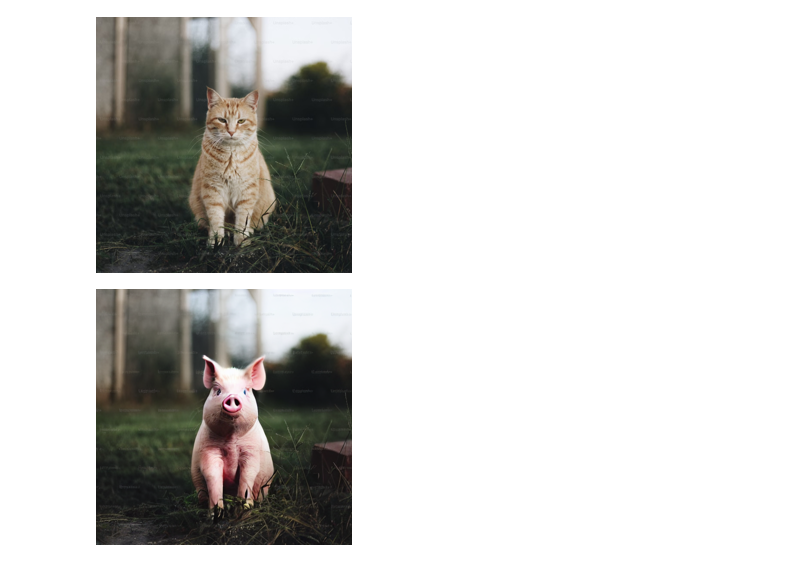
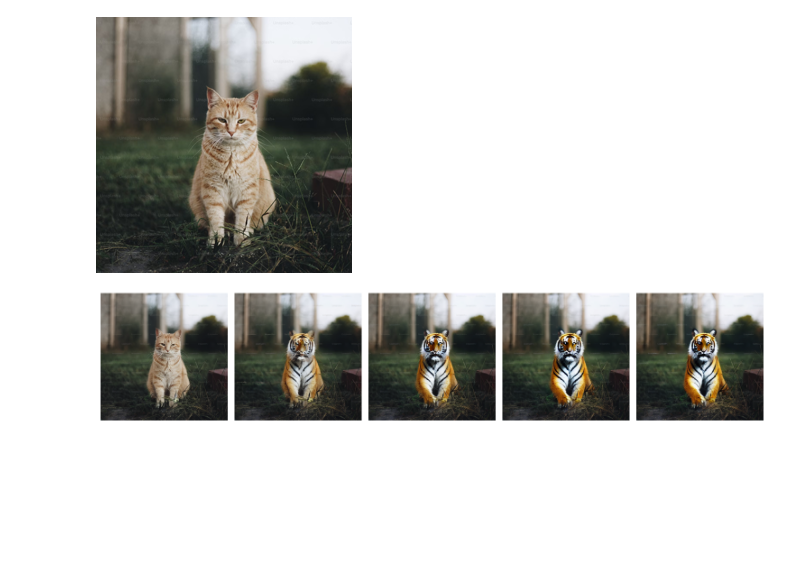
Before and after one commit to tian-2024/Image-Edit-Diff, a Jupyter notebook: 05-cds.ipynb, the cells around one changed output. Cells and saved outputs as stored; diff of their text form; code cells hidden in the pictures; blank space fills up the shorter version.

```diff
--- a/05-cds.ipynb
+++ b/05-cds.ipynb
@@ -189,5 +267,6 @@ def prep_unet(unet):
 # %%
 logger = logging.get_logger(__name__)
+
 
 class CDSPipeline(StableDiffusionPipeline):
 
@@ -217,9 +296,8 @@ class CDSPipeline(StableDiffusionPipeline):
 
         if latents is None:
             vae_magic = 0.18215
-            img = tfms.ToTensor()(img).unsqueeze(0).to(device, dtype)
             with torch.no_grad():
-                latents = self.vae.encode(img.to(device=device) * 2 - 1)
+                latents = self.vae.encode(img)
             latents = latents["latent_dist"].mean * vae_magic
         else:
             latents = latents.to(device)
@@ -228,7 +306,7 @@ class CDSPipeline(StableDiffusionPipeline):
     @torch.no_grad()
     def __call__(
         self,
-        img: Image = None,
+        img: torch.Tensor = None,
         prompt: Union[str, List[str]] = None,
         height: Optional[int] = None,
         width: Optional[int] = None,
@@ -336,6 +414,8 @@ class CDSPipeline(StableDiffusionPipeline):
         num_warmup_steps = (
             num_inference_steps - num_inference_steps * self.scheduler.order
         )
+
+        results = []
         with self.progress_bar(total=num_inference_steps) as progress_bar:
             for i in range(num_inference_steps):
                 optimizer.zero_grad()
@@ -403,19 +483,17 @@ class CDSPipeline(StableDiffusionPipeline):
                     if callback is not None and i % callback_steps == 0:
                         callback(i, t, latents)
 
-                if (i + 1) % 50 == 0:
-                    # src img
-                    img_src = self.decode_latents(z_src).squeeze()
+                if i % 50 == 0:
                     # trg img
-                    img_trg = self.decode_latents(z_trg).squeeze()
-
-                    img = np.concatenate((img_src, img_trg), axis=1)
+                    img = self.decode_latents(z_trg).squeeze()
                     img = Image.fromarray((img * 255).astype(np.uint8))
+                    results.append(img)
 
         result = self.decode_latents(z_trg).squeeze()
         result = Image.fromarray((result * 255).astype(np.uint8))
+        results.append(result)
 
-        return result
+        return results
 
     def _encode_prompt(
         self,
@@ -588,5 +666,5 @@ class CDSPipeline(StableDiffusionPipeline):
         return prompt_embeds, trg_prompt_embeds
 # %%
 pipe = CDSPipeline.from_pretrained(
-    "runwayml/stable-diffusion-v1-5", torch_dtype=torch.float16
+    "runwayml/stable-diffusion-v1-5", torch_dtype=dtype
 ).to(device)
@@ -607,17 +682,18 @@ path, source_caption, target_caption = (
 )
 print(source_caption)
 print(target_caption)
-images = load_image(path)
-images.resize((256, 256))
+image = load_image(path)
+image.resize((256, 256))
 # %% [output]
 a photo of a cat
 a photo of a tiger
 [figure]
 # %%
 seed = 1234
+image = pil_to_tensor(image, device, dtype)
 generator = torch.Generator(device).manual_seed(seed)
-result = pipe(
-    img=images,
+results = pipe(
+    img=image,
     prompt=source_caption,
     trg_prompt=target_caption,
     num_inference_steps=200,
@@ -625,7 +701,7 @@ result = pipe(
     n_patches=256,
     patch_size=[1, 2],
 )
-# %%
-result.resize((256, 256))
-# %% [output]
-[figure, removed]
+# %%
+display_images(results)
+# %% [output]
+[figure, added]
```
Also changed, not shown: parts of 5 cells of this notebook, 3 other files.
